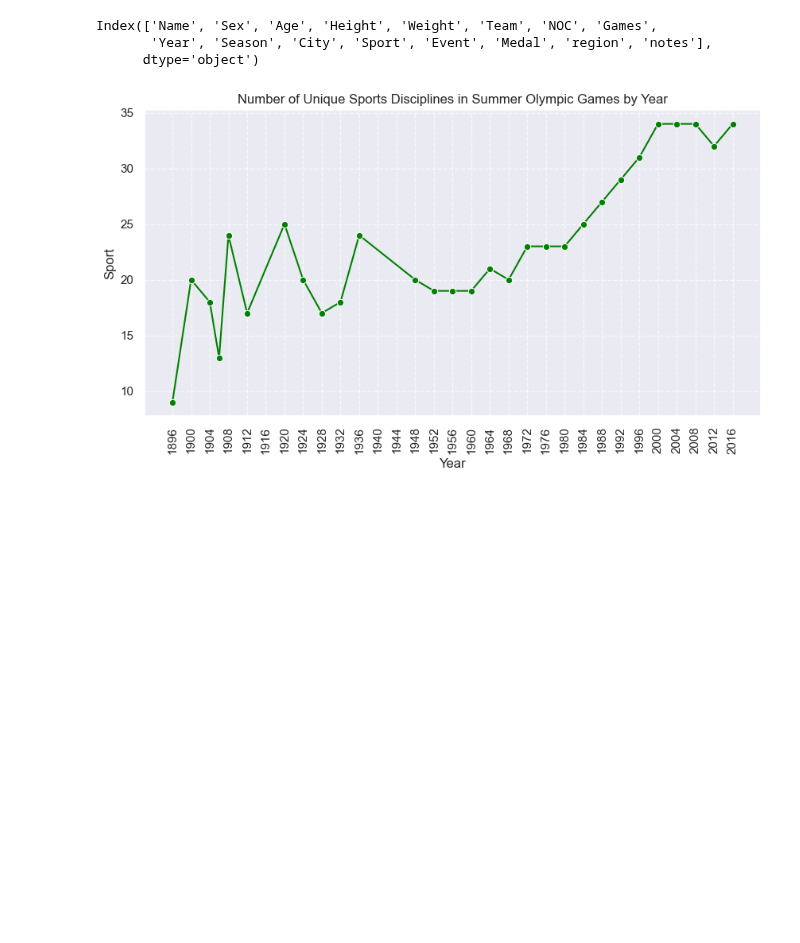
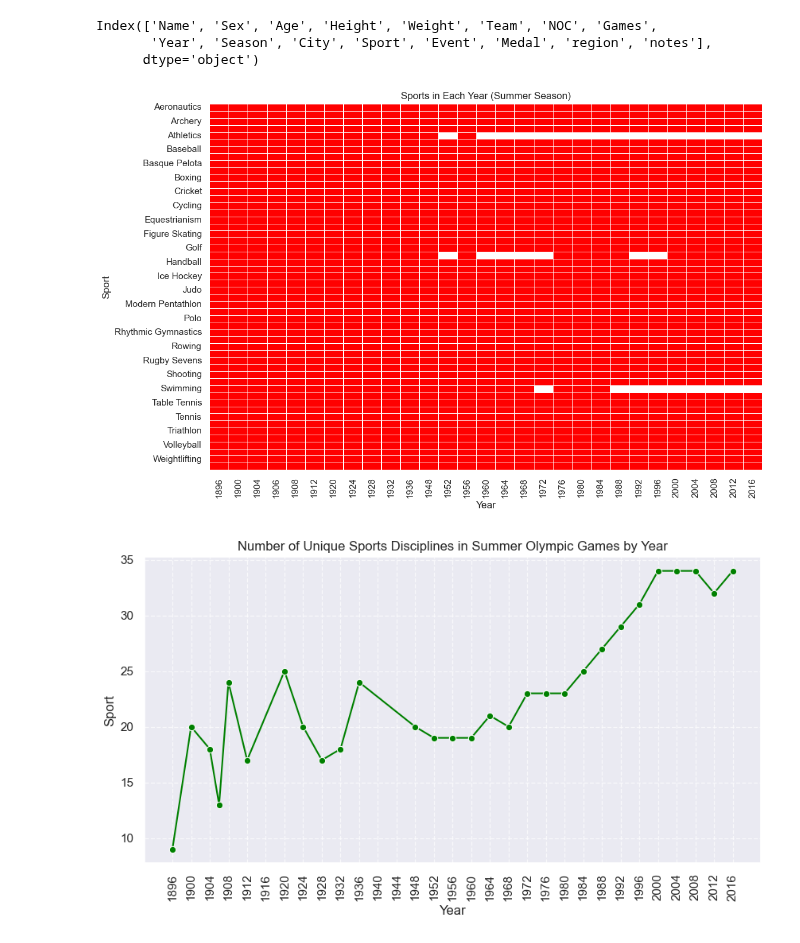
Before and after one commit to kilciukas/Olympic_dataset_exploration, a Jupyter notebook: Notebook_v2/Olimpines_notebook_v2.ipynb, the cells around one changed output. Cells and saved outputs as stored; diff of their text form; code cells hidden in the pictures; blank space fills up the shorter version.

```diff
--- a/Notebook_v2/Olimpines_notebook_v2.ipynb
+++ b/Notebook_v2/Olimpines_notebook_v2.ipynb
@@ -251,6 +298,29 @@ Index(['Name', 'Sex', 'Age', 'Height', 'Weight', 'Team', 'NOC', 'Games',
 # %%
 summer_df = main[main['Season'] == 'Summer']
 sport_counts_by_year_summer = summer_df.groupby('Year')['Sport'].nunique().reset_index()
+# %%
+
+
+# Create a pivot table to count the occurrences of each sport in each year
+pivot_table = summer_df.pivot_table(index='Sport', columns='Year', aggfunc='size', fill_value=0)
+
+# Create a heatmap
+colors = [(1, 0, 0), (1, 1, 1),]  # White for 0, Red for > 0
+cmap = sns.mpl.colors.ListedColormap(colors)
+
+# Create a heatmap with the custom color palette
+plt.figure(figsize=(12, 8))  # Adjust the figure size as needed
+sns.heatmap(pivot_table, cmap=cmap, linewidths=0.5, cbar=False)
+
+# Customize labels and title
+plt.xlabel('Year')
+plt.ylabel('Sport')
+plt.title('Sports in Each Year (Summer Season)')
+
+# Show the plot
+plt.show()
+# %% [output]
+[figure, added]
 # %%
 line_plot_main = LinePlot(data=sport_counts_by_year_summer, x='Year', y='Sport')
 line_plot_main.create_line_plot(title='Number of Unique Sports Disciplines in Summer Olympic Games by Year')
```
Also changed, not shown: parts of 9 cells of this notebook.
